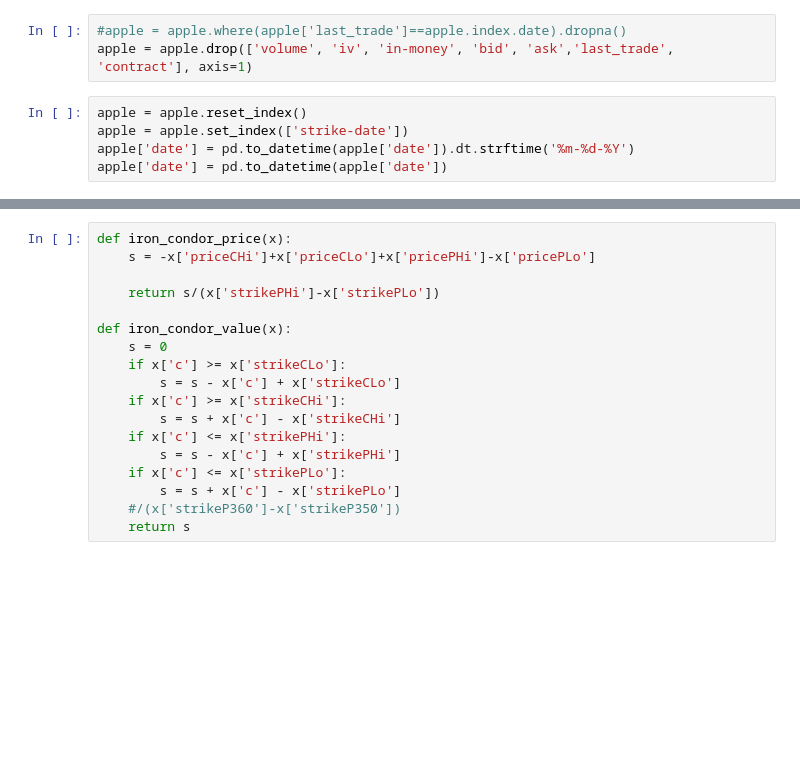
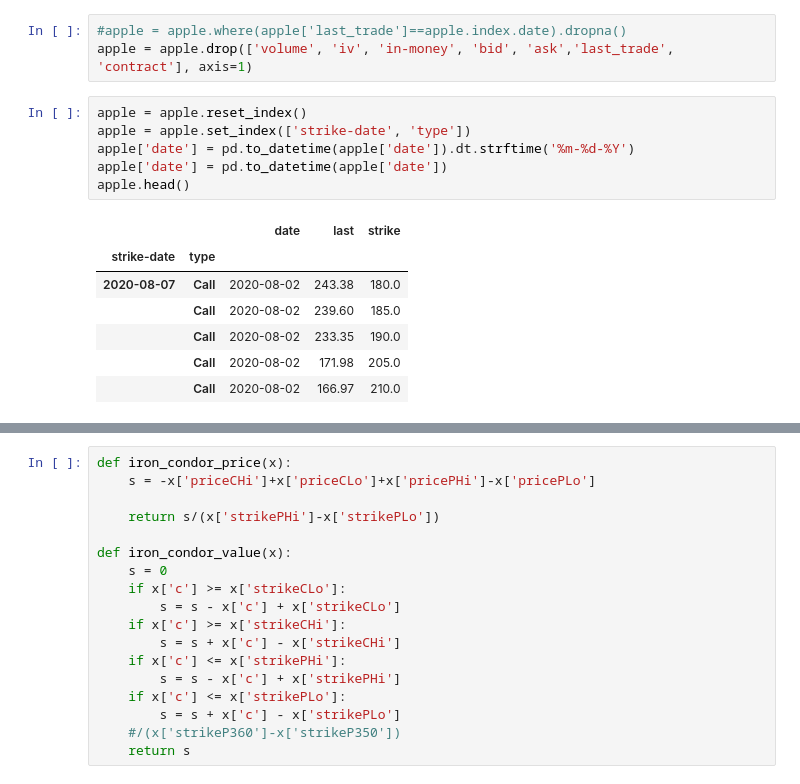
Before and after one commit to andermy/yahooScraper, a Jupyter notebook: option_investments_yield.ipynb, the cells around one changed output, grey strips where cells are left out. Saved outputs shown, nothing was run; the diff lists cells and outputs as text; blank space fills up the shorter version.

```diff
--- a/option_investments_yield.ipynb
+++ b/option_investments_yield.ipynb
@@ -28,6 +28,15 @@ apple
 apple = apple.drop(['volume', 'iv', 'in-money', 'bid', 'ask','last_trade', 'contract'], axis=1)
 # %%
 apple = apple.reset_index()
-apple = apple.set_index(['strike-date'])
+apple = apple.set_index(['strike-date', 'type'])
 apple['date'] = pd.to_datetime(apple['date']).dt.strftime('%m-%d-%Y')
 apple['date'] = pd.to_datetime(apple['date'])
+apple.head()
+# %% [output]
+|  |  | date | last | strike |
+| strike-date | type |  |  |  |
+| 2020-08-07 | Call | 2020-08-02 | 243.38 | 180.0 |
+|  | Call | 2020-08-02 | 239.60 | 185.0 |
+|  | Call | 2020-08-02 | 233.35 | 190.0 |
+|  | Call | 2020-08-02 | 171.98 | 205.0 |
+|  | Call | 2020-08-02 | 166.97 | 210.0 |
```
Also changed, not shown: parts of 11 cells of this notebook, 2 other files.
